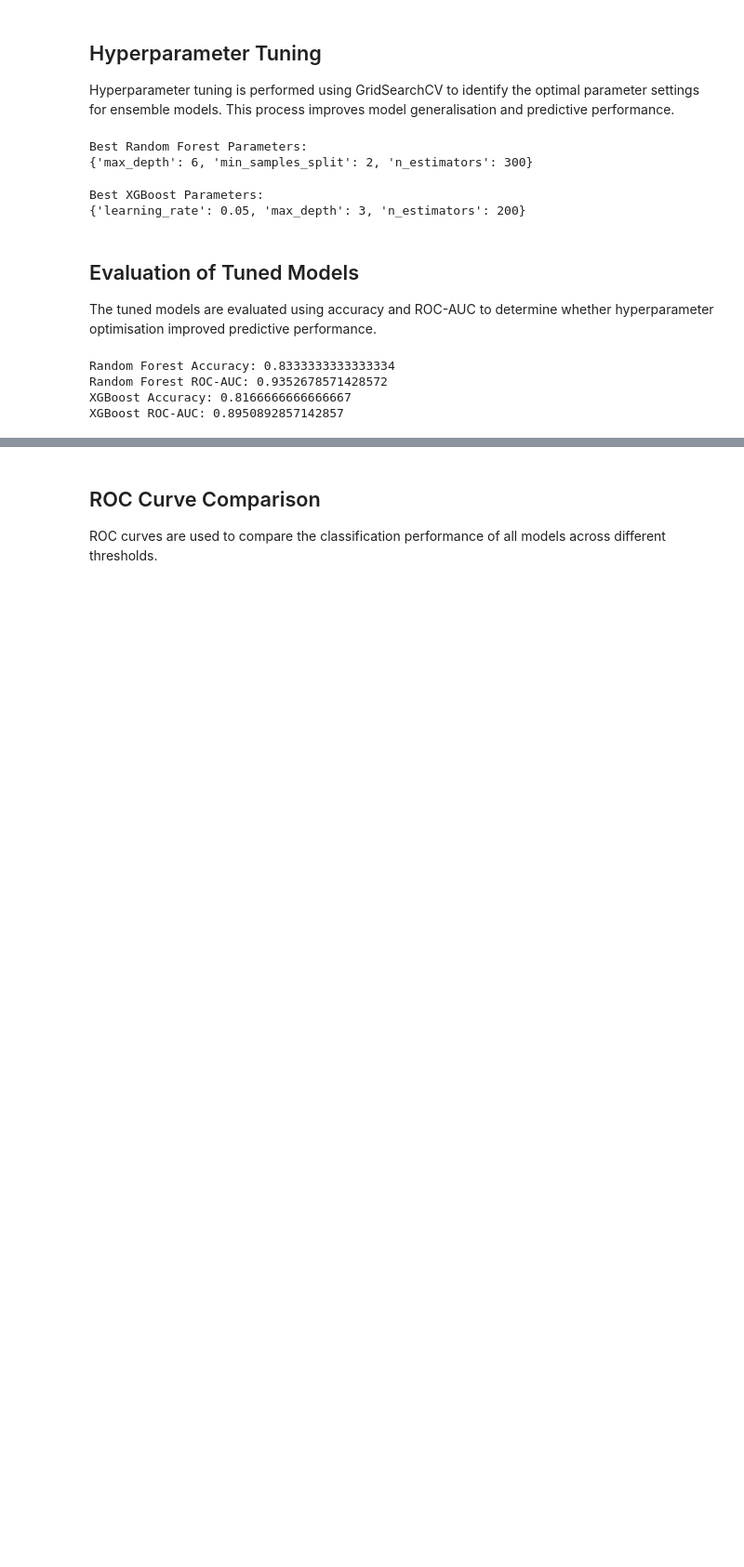
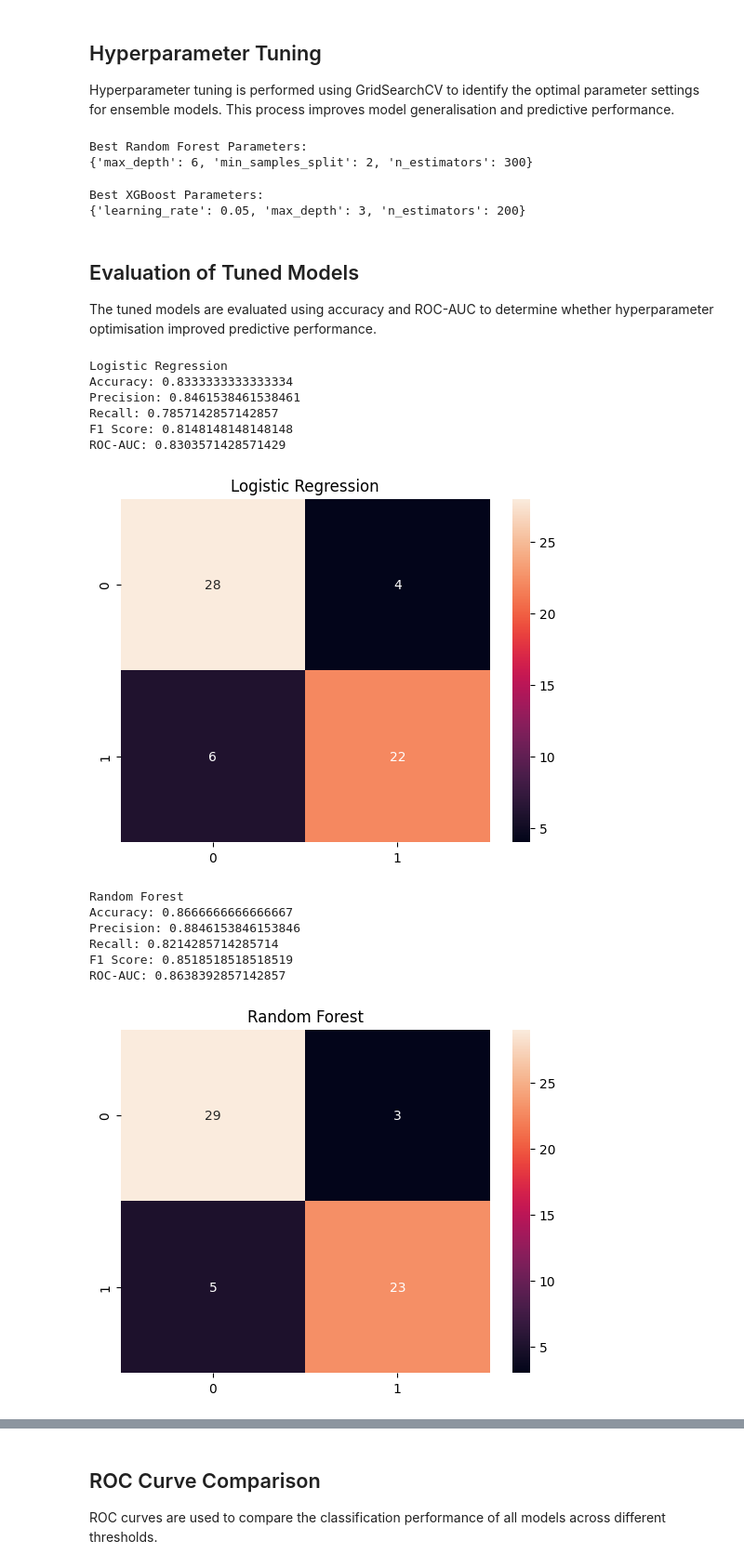
Before and after one commit to kakarlarenusree/renu_project_Heart-Disease-Risk-Prediction, a Jupyter notebook: heartdisease_risk_prediction_project.ipynb, the cells around one changed output, grey strips where cells are left out. Shown at 93% size. Saved outputs shown, nothing was run; the diff lists cells and outputs as text; code cells hidden in the pictures; blank space fills up the shorter version.

```diff
--- a/heartdisease_risk_prediction_project.ipynb
+++ b/heartdisease_risk_prediction_project.ipynb
@@ -534,23 +534,36 @@ Best XGBoost Parameters:
 
 The tuned models are evaluated using accuracy and ROC-AUC to determine
 whether hyperparameter optimisation improved predictive performance.
-# %%
-# Random Forest
-y_pred_rf = best_rf.predict(X_test)
-y_prob_rf = best_rf.predict_proba(X_test)[:,1]
-
-print("Random Forest Accuracy:", accuracy_score(y_test, y_pred_rf))
-print("Random Forest ROC-AUC:", roc_auc_score(y_test, y_prob_rf))
-
-
-# XGBoost
-y_pred_xgb = best_xgb.predict(X_test)
-y_prob_xgb = best_xgb.predict_proba(X_test)[:,1]
-
-print("XGBoost Accuracy:", accuracy_score(y_test, y_pred_xgb))
-print("XGBoost ROC-AUC:", roc_auc_score(y_test, y_prob_xgb))
-# %% [output]
-Random Forest Accuracy: 0.8333333333333334
-Random Forest ROC-AUC: 0.9352678571428572
-XGBoost Accuracy: 0.8166666666666667
-XGBoost ROC-AUC: 0.8950892857142857
+# %%
+
+def evaluate_model(y_test, y_pred, model_name):
+    print(f"\n{model_name}")
+    print("Accuracy:", accuracy_score(y_test, y_pred))
+    print("Precision:", precision_score(y_test, y_pred))
+    print("Recall:", recall_score(y_test, y_pred))
+    print("F1 Score:", f1_score(y_test, y_pred))
+    print("ROC-AUC:", roc_auc_score(y_test, y_pred))
+
+    cm = confusion_matrix(y_test, y_pred)
+    sns.heatmap(cm, annot=True, fmt='d')
+    plt.title(model_name)
+    plt.show()
+# %%
+evaluate_model(y_test, y_pred_lr, "Logistic Regression")
+evaluate_model(y_test, y_pred_rf, "Random Forest")
+evaluate_model(y_test, y_pred_xgb, "XGBoost")
+# %% [output]
+Logistic Regression
+Accuracy: 0.8333333333333334
+Precision: 0.8461538461538461
+Recall: 0.7857142857142857
+F1 Score: 0.8148148148148148
+ROC-AUC: 0.8303571428571429
+[figure, added]
+Random Forest
+Accuracy: 0.8666666666666667
+Precision: 0.8846153846153846
+Recall: 0.8214285714285714
+F1 Score: 0.8518518518518519
+ROC-AUC: 0.8638392857142857
+[figure, added]
```
Also changed, not shown: parts of 4 cells of this notebook.
